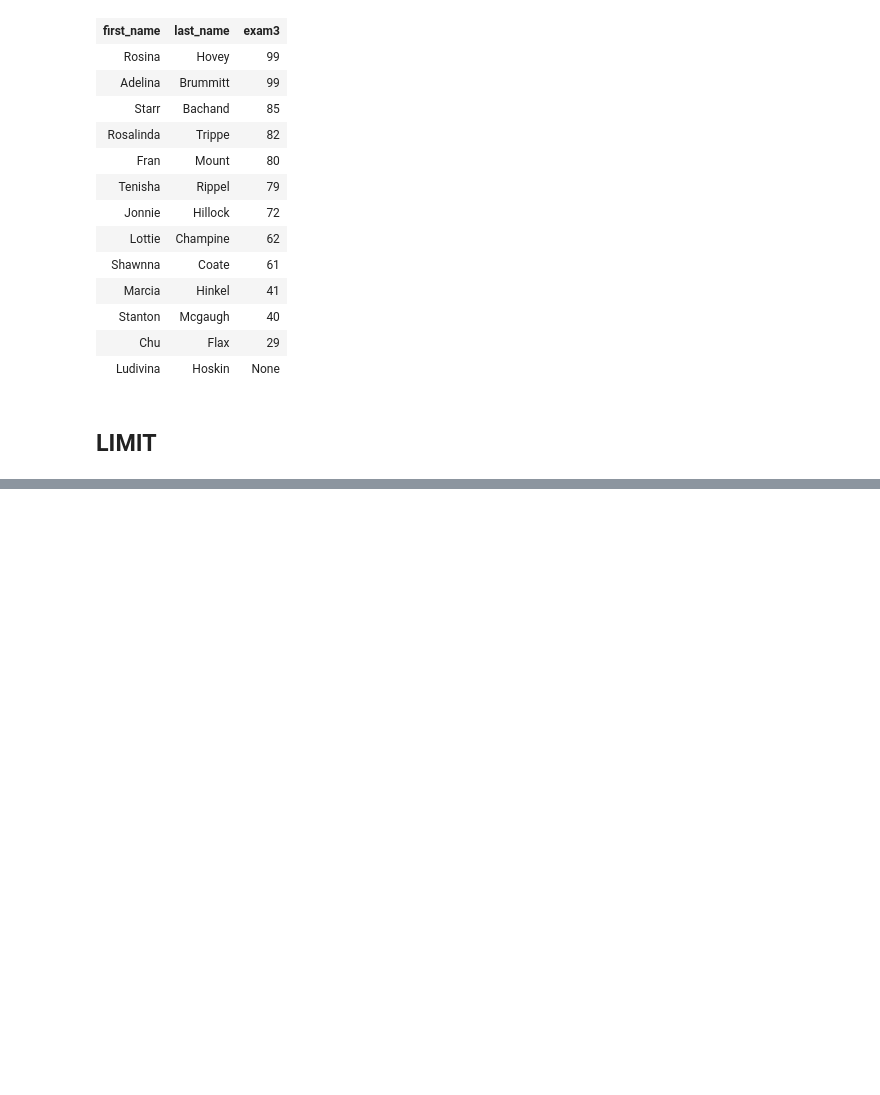
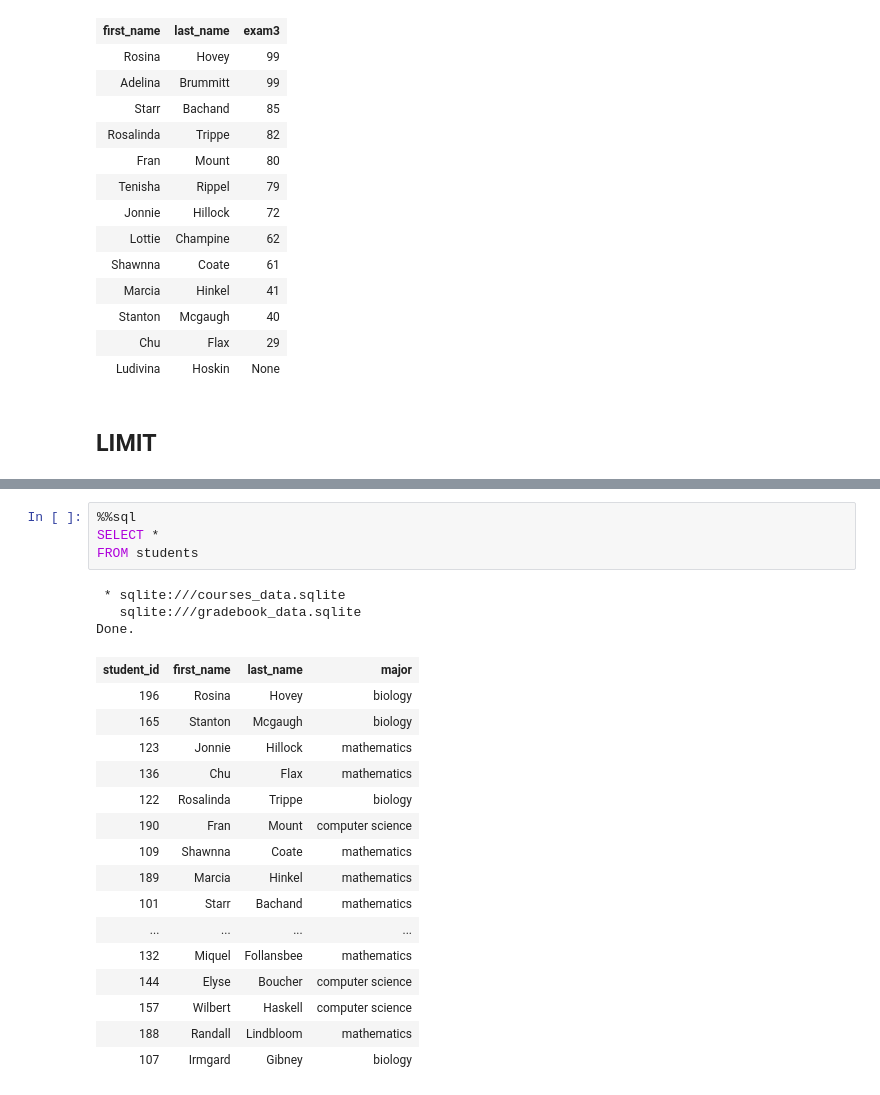
Before and after one commit to MTH548/MTH548, a Jupyter notebook: docs/_static/weekly_notebooks/week_13_class.ipynb, the cells around one changed output, grey strips where cells are left out. Saved outputs shown, nothing was run; the diff lists cells and outputs as text; blank space fills up the shorter version.

```diff
--- a/docs/_static/weekly_notebooks/week_13_class.ipynb
+++ b/docs/_static/weekly_notebooks/week_13_class.ipynb
@@ -543,0 +820,24 @@ Done.
+# %%
+%%sql
+SELECT *
+FROM students
+# %% [output]
+ * sqlite:///courses_data.sqlite
+   sqlite:///gradebook_data.sqlite
+Done.
+| student_id | first_name | last_name | major |
+| 196 | Rosina | Hovey | biology |
+| 165 | Stanton | Mcgaugh | biology |
+| 123 | Jonnie | Hillock | mathematics |
+| 136 | Chu | Flax | mathematics |
+| 122 | Rosalinda | Trippe | biology |
+| 190 | Fran | Mount | computer science |
+| 109 | Shawnna | Coate | mathematics |
+| 189 | Marcia | Hinkel | mathematics |
+| 101 | Starr | Bachand | mathematics |
+| ... | ... | ... | ... |
+| 132 | Miquel | Follansbee | mathematics |
+| 144 | Elyse | Boucher | computer science |
+| 157 | Wilbert | Haskell | computer science |
+| 188 | Randall | Lindbloom | mathematics |
+| 107 | Irmgard | Gibney | biology |
```
Also changed, not shown: parts of 49 cells of this notebook, 7 other files.
